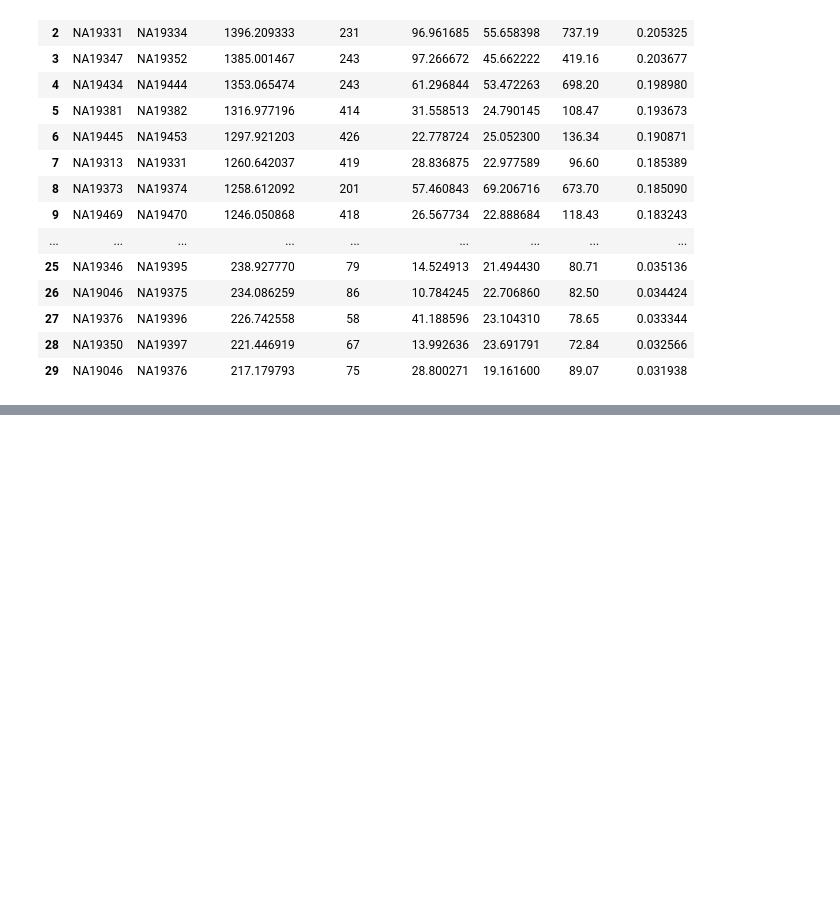
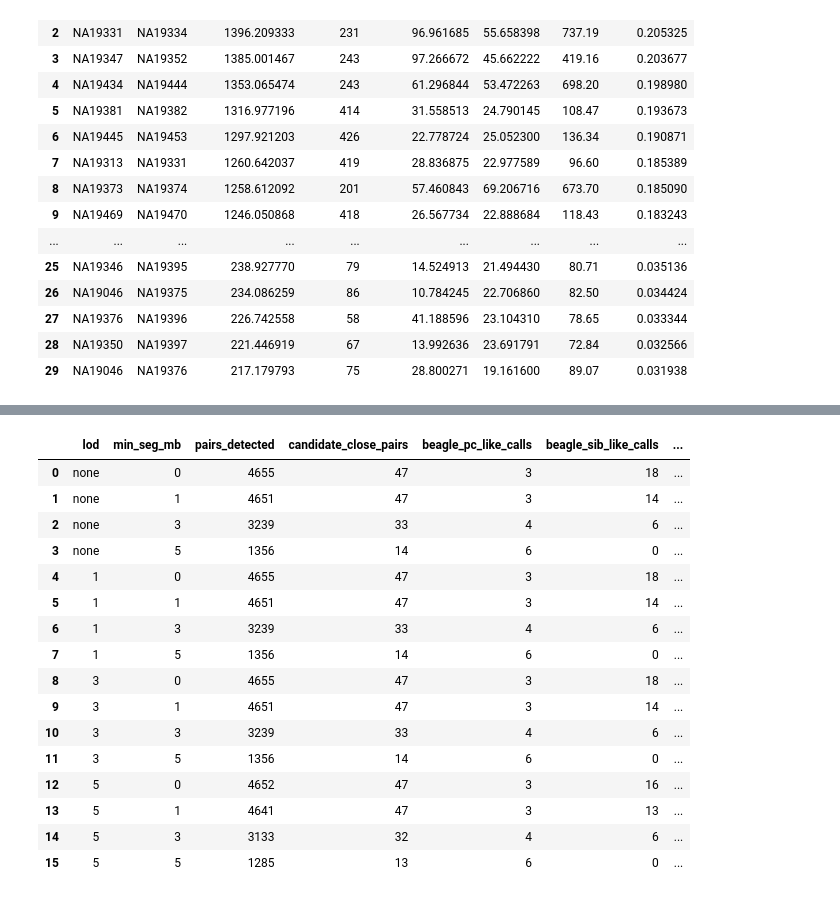
Before and after one commit to kaiyuanh2/cse284-final-project, a Jupyter notebook: beagle-relative-finding.ipynb, the cells around one changed output, grey strips where cells are left out. Saved outputs shown, nothing was run; the diff lists cells and outputs as text; code cells hidden in the pictures; blank space fills up the shorter version.

```diff
--- a/beagle-relative-finding.ipynb
+++ b/beagle-relative-finding.ipynb
@@ -201,0 +404,60 @@ plt.show()
+# %%
+# Robustness on LOD
+lod_thresholds = [None, 1, 3, 5]
+min_seg_thresholds_mb = [0, 1, 3, 5]
+
+robustness_rows = []
+robustness_pair_sets = {}
+
+for lod in lod_thresholds:
+    for min_seg_mb in min_seg_thresholds_mb:
+        segs = read_refined_ibd_segments(
+            ibd_path,
+            min_lod=lod,
+            min_bp=int(min_seg_mb * 1_000_000)
+        )
+
+        pair_stats = summarize_pairs(segs, total_autosomal_bp)
+        close = pair_stats[pair_stats["total_mb_merged"] > pair_stats["total_mb_merged"].quantile(0.99)]
+
+        pc_like = close[(close["max_seg_mb_raw"] > 40) & (close["nseg_raw"] < med_nseg)]
+        sib_like = close[(close["max_seg_mb_raw"] <= 40) & (close["nseg_raw"] >= med_nseg)]
+
+        pc_pairs = set(tuple(sorted([a, b])) for a, b in zip(pc_like["A"], pc_like["B"]))
+        sib_pairs = set(tuple(sorted([a, b])) for a, b in zip(sib_like["A"], sib_like["B"]))
+
+        lod_label = "none" if lod is None else str(lod)
+        robustness_pair_sets[(lod_label, min_seg_mb)] = close
+
+        robustness_rows.append({
+            "lod": lod_label,
+            "min_seg_mb": min_seg_mb,
+            "pairs_detected": len(pair_stats),
+            "candidate_close_pairs": len(close),
+            "beagle_pc_like_calls": len(pc_pairs),
+            "beagle_sib_like_calls": len(sib_pairs),
+            "plink_pc_overlap": len(pc_pairs & plink_pc_pairs),
+            "plink_sib_overlap": len(sib_pairs & plink_sib_pairs),
+            "total_plink_overlap": len((pc_pairs | sib_pairs) & (plink_pc_pairs | plink_sib_pairs))
+        })
+
+robustness_df = pd.DataFrame(robustness_rows)
+robustness_df
+# %% [output]
+|  | lod | min_seg_mb | pairs_detected | candidate_close_pairs | beagle_pc_like_calls | beagle_sib_like_calls | ... |
+| 0 | none | 0 | 4655 | 47 | 3 | 18 | ... |
+| 1 | none | 1 | 4651 | 47 | 3 | 14 | ... |
+| 2 | none | 3 | 3239 | 33 | 4 | 6 | ... |
+| 3 | none | 5 | 1356 | 14 | 6 | 0 | ... |
+| 4 | 1 | 0 | 4655 | 47 | 3 | 18 | ... |
+| 5 | 1 | 1 | 4651 | 47 | 3 | 14 | ... |
+| 6 | 1 | 3 | 3239 | 33 | 4 | 6 | ... |
+| 7 | 1 | 5 | 1356 | 14 | 6 | 0 | ... |
+| 8 | 3 | 0 | 4655 | 47 | 3 | 18 | ... |
+| 9 | 3 | 1 | 4651 | 47 | 3 | 14 | ... |
+| 10 | 3 | 3 | 3239 | 33 | 4 | 6 | ... |
+| 11 | 3 | 5 | 1356 | 14 | 6 | 0 | ... |
+| 12 | 5 | 0 | 4652 | 47 | 3 | 16 | ... |
+| 13 | 5 | 1 | 4641 | 47 | 3 | 13 | ... |
+| 14 | 5 | 3 | 3133 | 32 | 4 | 6 | ... |
+| 15 | 5 | 5 | 1285 | 13 | 6 | 0 | ... |
```
Also changed, not shown: parts of 11 cells of this notebook, 1 other file.
